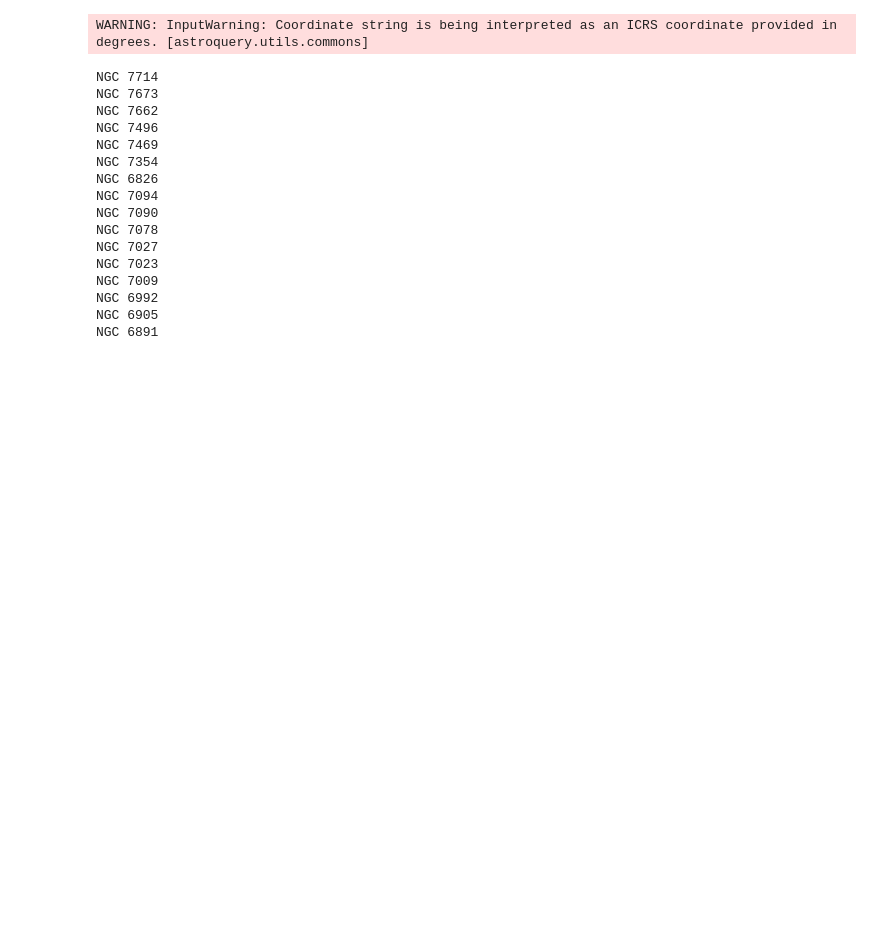
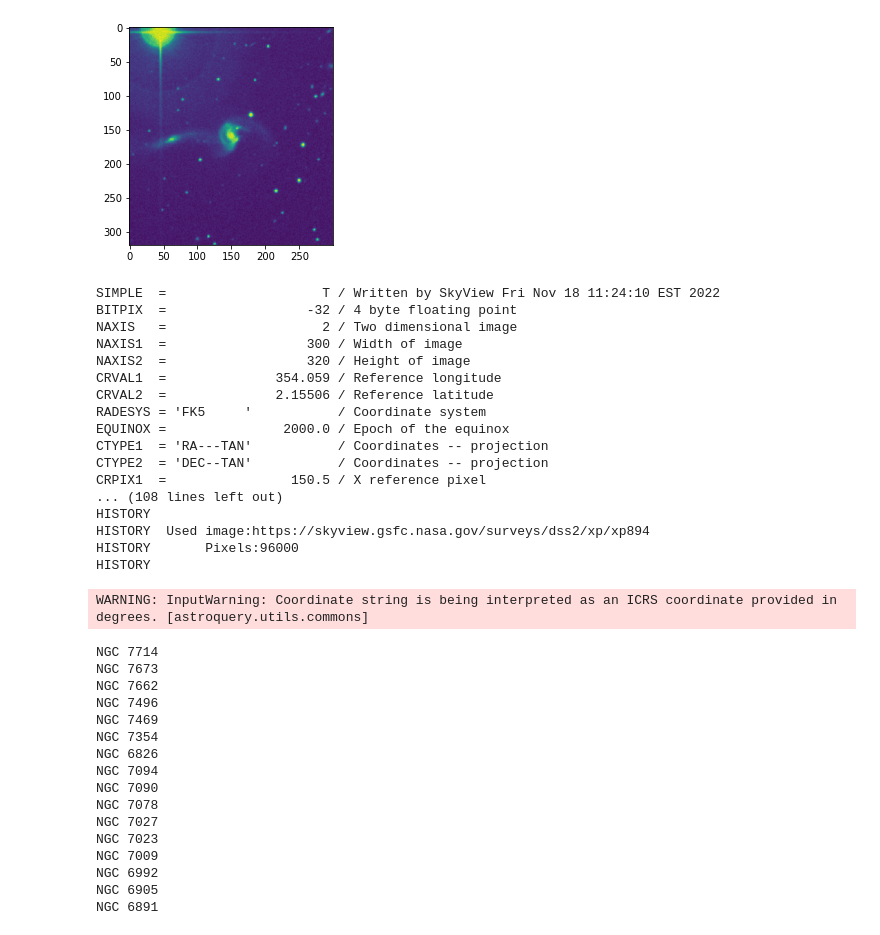
Before and after one commit to Jimbo-Coder/Fuse, a Jupyter notebook: Working adap_prep_2022_for_rizzo .ipynb, the cells around one changed output. Drawn from its saved outputs; the diff is of its cells as text; code cells hidden in the pictures; blank space fills up the shorter version.

```diff
--- a/Working adap_prep_2022_for_rizzo .ipynb
+++ b/Working adap_prep_2022_for_rizzo .ipynb
@@ -80,3 +89,32 @@ ChunkedEncodingError: ("Connection broken: InvalidChunkLength(got length b'', 0
+# %%
+plt.figure()
+i = 0
+hdr = obstables2[i][0][0].header
+plt.imshow(obstables2[i][0][0].data)
+plt.show()
+hdr
+# 300 * -0.0014814814814814812 #1600 Arcsec
+#300* -0.00047222219999999997 #Default
+#320*0.0013888888888888887
+# %% [output]
+[figure, added]
+SIMPLE  =                    T / Written by SkyView Fri Nov 18 11:24:10 EST 2022
+BITPIX  =                  -32 / 4 byte floating point
+NAXIS   =                    2 / Two dimensional image
+NAXIS1  =                  300 / Width of image
+NAXIS2  =                  320 / Height of image
+CRVAL1  =              354.059 / Reference longitude
+CRVAL2  =              2.15506 / Reference latitude
+RADESYS = 'FK5     '           / Coordinate system
+EQUINOX =               2000.0 / Epoch of the equinox
+CTYPE1  = 'RA---TAN'           / Coordinates -- projection
+CTYPE2  = 'DEC--TAN'           / Coordinates -- projection
+CRPIX1  =                150.5 / X reference pixel
+... (108 lines left out)
+HISTORY
+HISTORY  Used image:https://skyview.gsfc.nasa.gov/surveys/dss2/xp/xp894
+HISTORY       Pixels:96000
+HISTORY
 # %%
 def set_rcparams_prop(amp=1, fs=22, tickamp=None):
 #     fs=18
```
Also changed, not shown: parts of 15 cells of this notebook.
